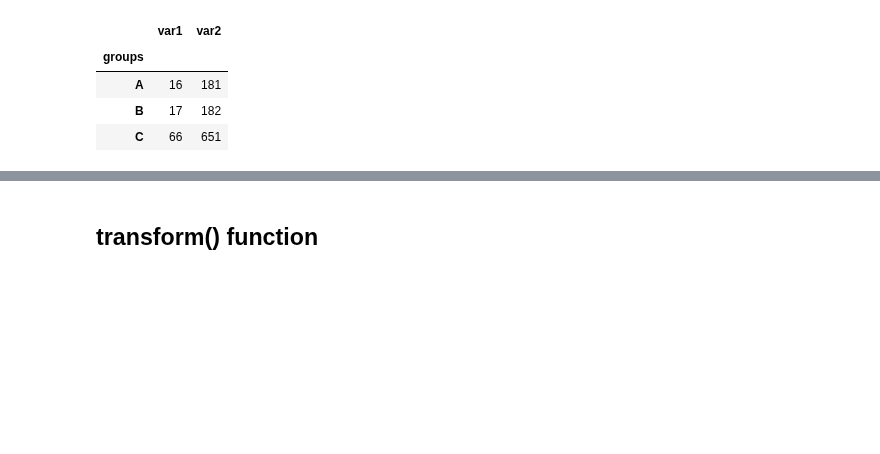
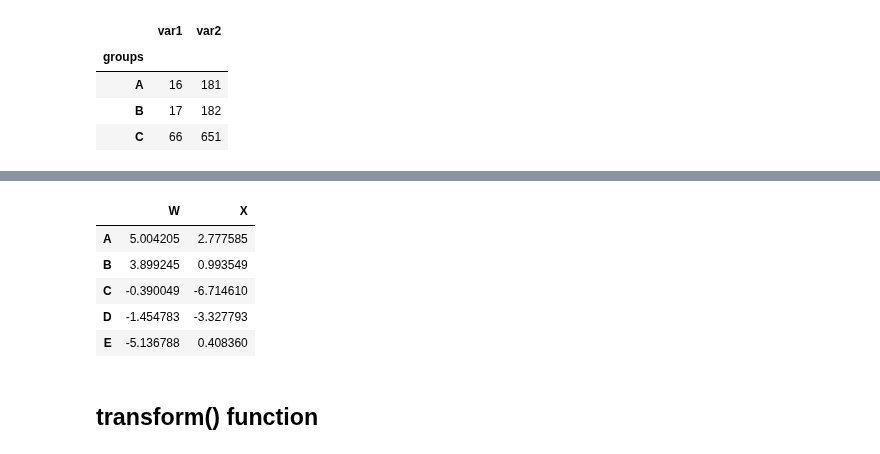
Before and after one commit to GurkanGitHub/Python, a Jupyter notebook: pandas_df_methods.ipynb, the cells around one changed output, grey strips where cells are left out. Saved outputs shown, nothing was run; the diff lists cells and outputs as text; code cells hidden in the pictures; blank space fills up the shorter version.

```diff
--- a/pandas_df_methods.ipynb
+++ b/pandas_df_methods.ipynb
@@ -1029,3 +1116,13 @@ df.groupby("groups").mean()
+# %%
+times3 = df[["W", "X"]].apply(lambda x: x*3)
+times3
+# %% [output]
+|  | W | X |
+| A | 5.004205 | 2.777585 |
+| B | 3.899245 | 0.993549 |
+| C | -0.390049 | -6.714610 |
+| D | -1.454783 | -3.327793 |
+| E | -5.136788 | 0.408360 |
 # %% [markdown]
 ## transform() function
 # %% [raw]
```
Also changed, not shown: parts of 42 cells of this notebook, 13 other files.
